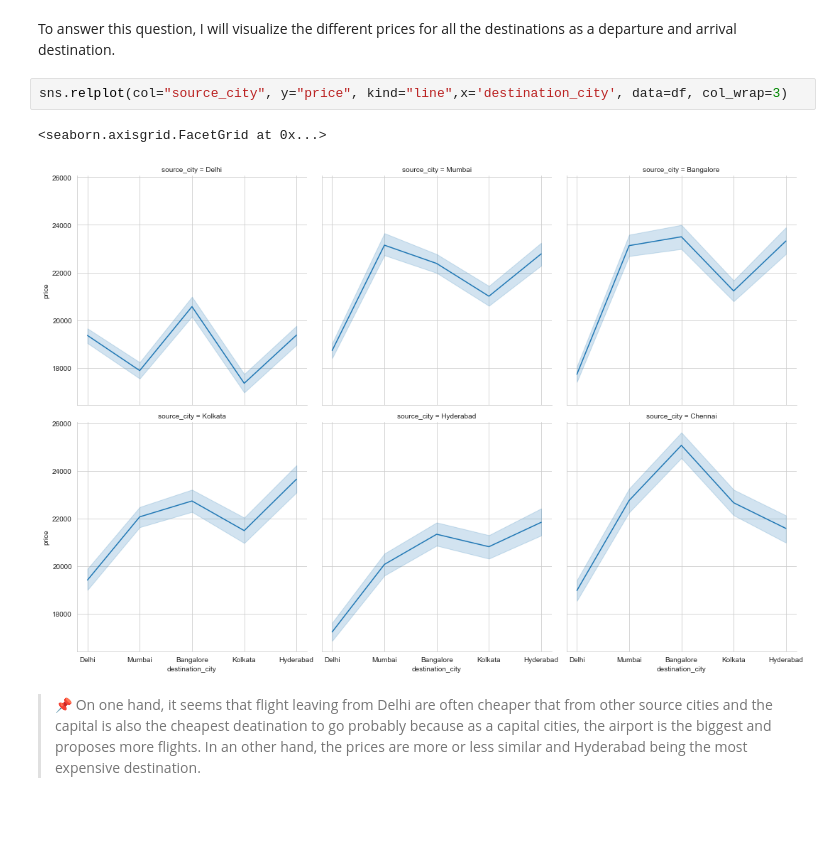
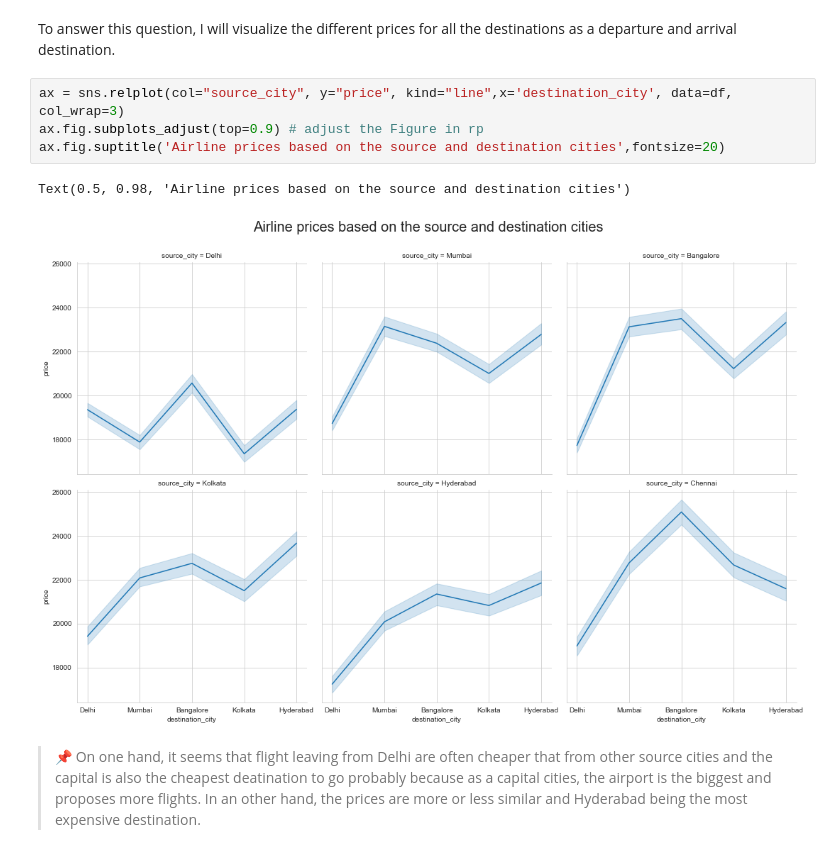
Before and after one commit to julienjta/Data-Science-Portfolio, a Jupyter notebook: Project 1/Flight Price Prediction (Regression).ipynb, the cells around one changed output. Saved outputs shown, nothing was run; the diff lists cells and outputs as text; blank space fills up the shorter version.

```diff
--- a/Project 1/Flight Price Prediction (Regression).ipynb
+++ b/Project 1/Flight Price Prediction (Regression).ipynb
@@ -217,9 +208,11 @@ sns.boxplot(data=df, y="price", x="arrival_time",showfliers=False)
 # %% [markdown]
 To answer this question, I will visualize the different prices for all the destinations as a departure and arrival destination.
 # %%
-sns.relplot(col="source_city", y="price", kind="line",x='destination_city', data=df, col_wrap=3)
+ax = sns.relplot(col="source_city", y="price", kind="line",x='destination_city', data=df, col_wrap=3)
+ax.fig.subplots_adjust(top=0.9) # adjust the Figure in rp
+ax.fig.suptitle('Airline prices based on the source and destination cities',fontsize=20)
 # %% [output]
-<seaborn.axisgrid.FacetGrid at 0x...>
+Text(0.5, 0.98, 'Airline prices based on the source and destination cities')
-[figure, old version]
+[figure, new version]
 # %% [markdown]
 > 📌 On one hand, it seems that flight leaving from Delhi are often cheaper that from other source cities and the capital is also the cheapest deatination to go probably because as a capital cities, the airport is the biggest and proposes more flights. In an other hand, the prices are more or less similar and Hyderabad being the most expensive destination.
```
Also changed, not shown: parts of 33 cells of this notebook, 2 other files.
